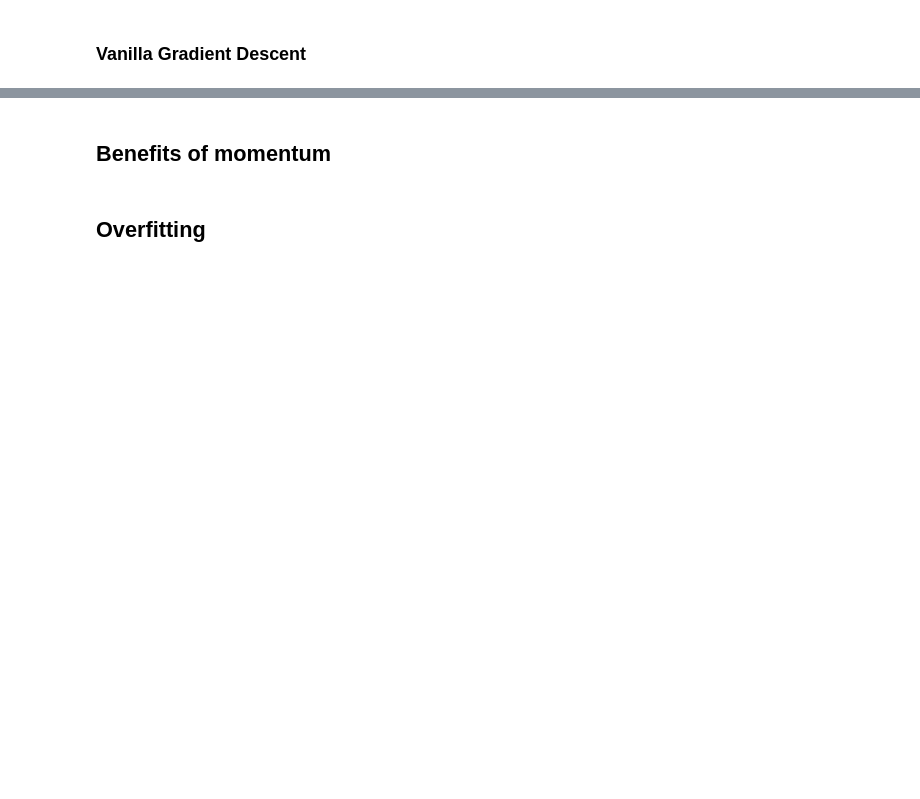
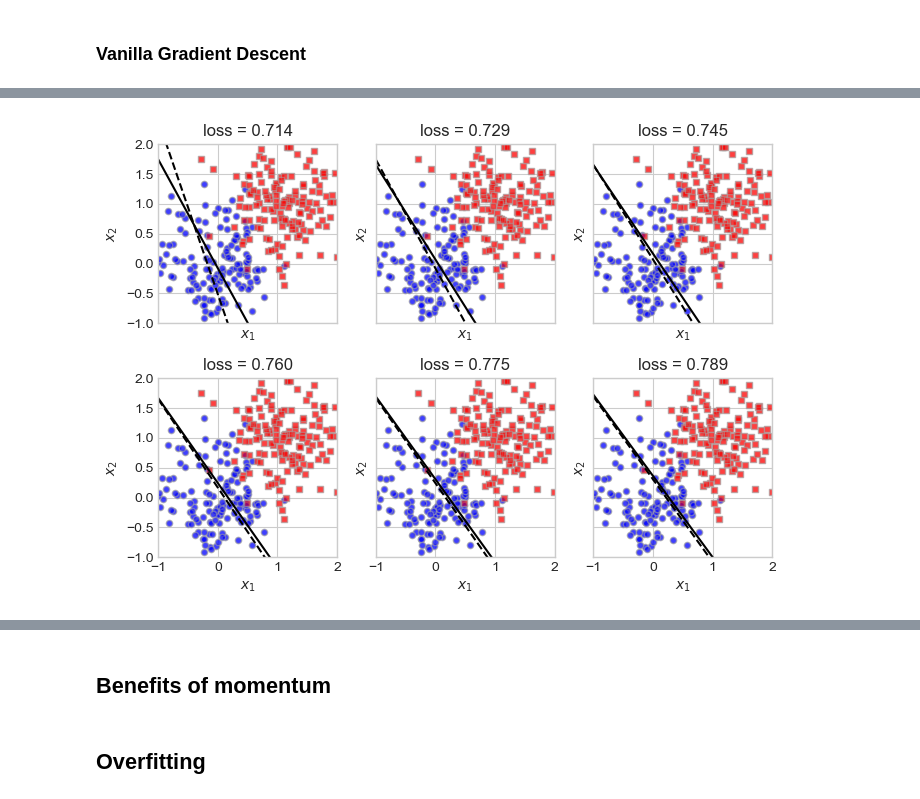
Before and after one commit to lfschweitzer/lfschweitzer.github.io, a Jupyter notebook: posts/post5/homework5.ipynb, the cells around one changed output, grey strips where cells are left out. Drawn from its saved outputs; the diff is of its cells as text; code cells hidden in the pictures; blank space fills up the shorter version.

Commit message:
loss ocassionally increasing in vanilla gradient

```diff
--- a/posts/post5/homework5.ipynb
+++ b/posts/post5/homework5.ipynb
@@ -35,2 +58,8 @@ X, y = classification_data(noise = 0.5)
+# %%
+def draw_line(w, x_min, x_max, ax, **kwargs):
+    w_ = w.flatten()
+    x = torch.linspace(x_min, x_max, 101)
+    y = -(w_[0]*x + w_[2])/w_[1]
+    l = ax.plot(x, y, **kwargs)
 # %% [markdown]
 ### Vanilla Gradient Descent
@@ -43,0 +75,48 @@ for _ in range(100):
+# %%
+# initialize a Logistic Regression
+LR = LogisticRegression()
+opt = GradientDescentOptimizer(LR)
+LR.loss(X,y)
+
+# set up the figure
+plt.rcParams["figure.figsize"] = (7, 5)
+fig, axarr = plt.subplots(2, 3, sharex = True, sharey = True)
+markers = ["o", ","]
+marker_map = {-1 : 0, 1 : 1}
+
+# initialize for main loop
+current_ax = 0
+loss_vec = []
+
+for index in range(0, 1000):
+    ax = axarr.ravel()[current_ax]
+
+    # save the old value of w for plotting later
+    old_w = torch.clone(LR.w)
+
+    # for vanilla gradient descent, alpha must be sufficiently small and beta must be 0
+    local_loss = opt.step(X, y, alpha = 0.5, beta = 0)
+
+    # if a change was made, plot the old and new decision boundaries
+    # also add the new loss to loss_vec for plotting below
+    if (local_loss > 0):
+
+        plot_classification_data(X, y, ax)
+
+        # Plot and record loss at every iteration
+        plot_classification_data(X, y, ax)
+        draw_line(old_w, x_min=-1, x_max=2, ax=ax, color="black", linestyle="dashed")
+        loss = LR.loss(X, y)
+        loss_vec.append(loss)
+        draw_line(LR.w, x_min=-1, x_max=2, ax=ax, color="black")
+        ax.set_title(f"loss = {loss:.3f}")
+        ax.set(xlim=(-1, 2), ylim=(-1, 2))
+
+        # Move to the next subplot or break if all subplots are filled
+        if(current_ax < 5):
+            current_ax += 1
+        else:
+            break
+plt.tight_layout()
+# %% [output]
+[figure, added]
```
Also changed, not shown: parts of 10 cells of this notebook, 1 other file.
